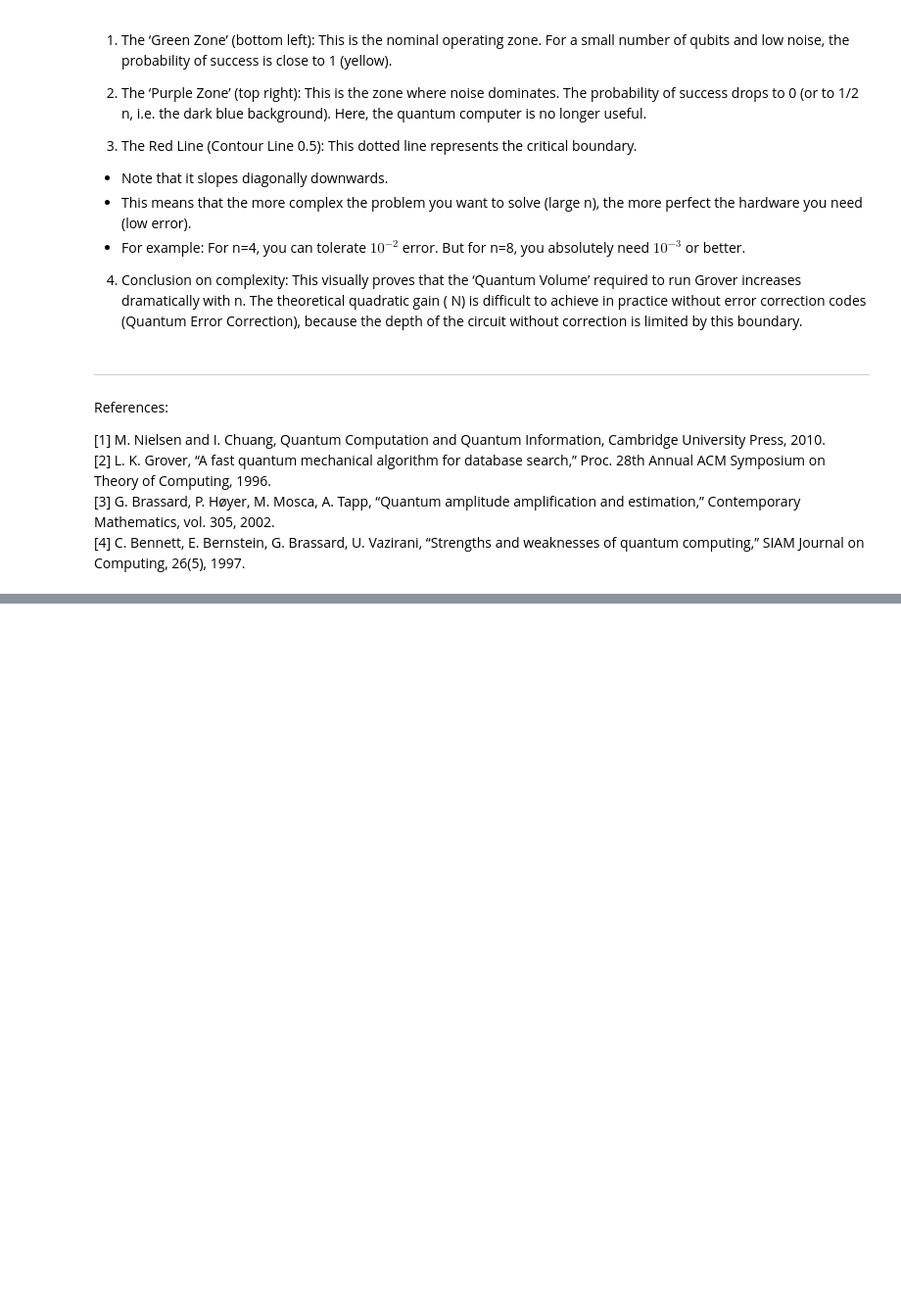
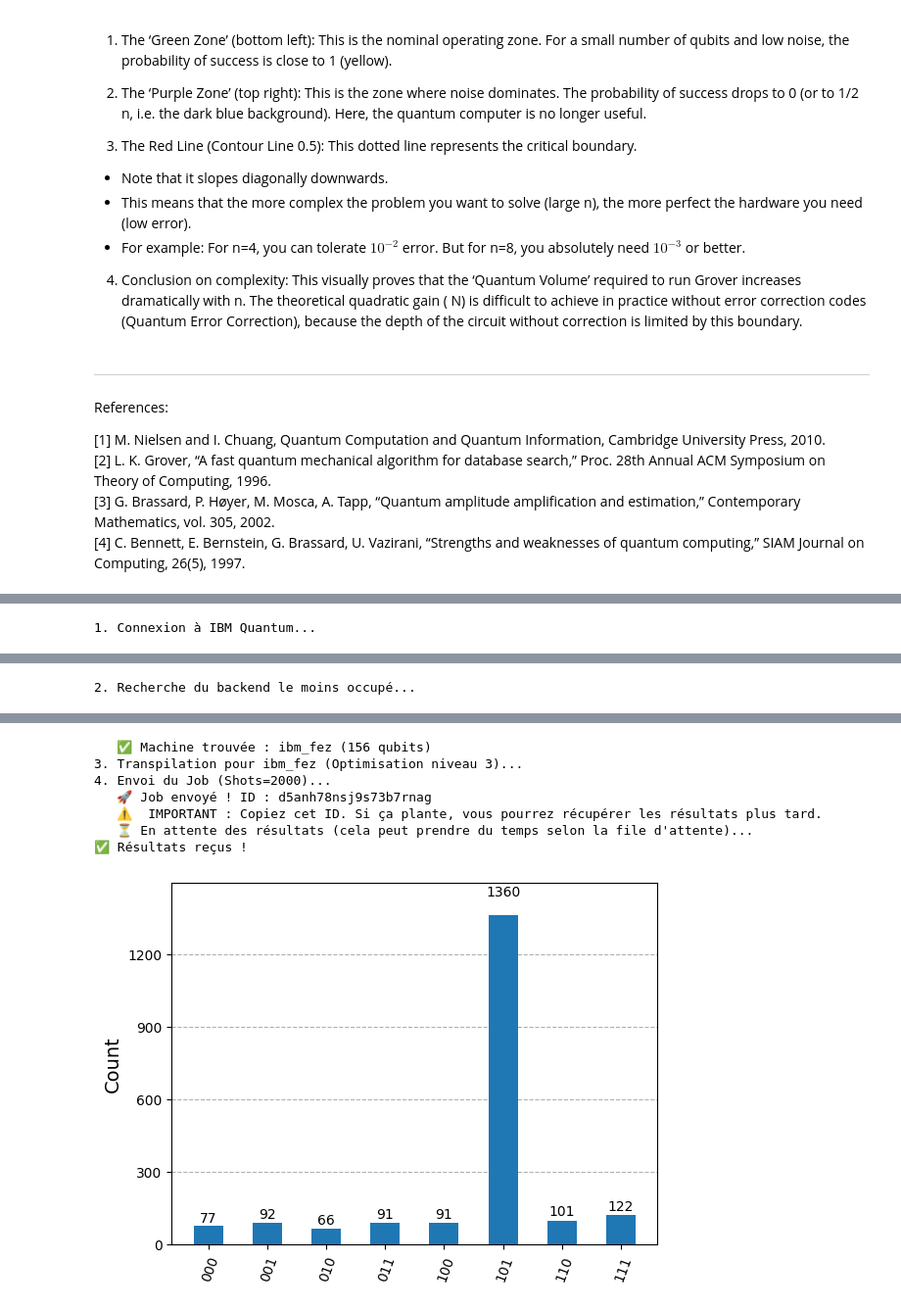
Before and after one commit to victor-pcll/Grover-s-Search, a Jupyter notebook: notebook.ipynb, the cells around one changed output, grey strips where cells are left out. Shown at 98% size. Drawn from its saved outputs; the diff is of its cells as text; code cells hidden in the pictures; blank space fills up the shorter version.

```diff
--- a/notebook.ipynb
+++ b/notebook.ipynb
@@ -727,3 +730,11 @@ def run_on_ibm_hardware(qc, shots=4000):
         print(f"❌ Erreur lors de l'attente/récupération : {e}")
         print(f"   Vous pourrez réessayer plus tard avec : service.job('{job_id}').result()")
         return None
+# %%
+qc_test, _ = grover_circuit(3, ["101"], iterations=2)
+counts_ibm = run_on_ibm_hardware(qc_test, shots=2000)
+
+if counts_ibm:
+    plot_histogram(counts_ibm, filename="./asset/IBM/counting_1.png")
+# %% [output]
+1. Connexion à IBM Quantum...
@@ -729,0 +742 @@ def run_on_ibm_hardware(qc, shots=4000):
+2. Recherche du backend le moins occupé...
@@ -730,3 +745,11 @@ def run_on_ibm_hardware(qc, shots=4000):
+   ✅ Machine trouvée : ibm_fez (156 qubits)
+3. Transpilation pour ibm_fez (Optimisation niveau 3)...
+4. Envoi du Job (Shots=2000)...
+   🚀 Job envoyé ! ID : d5anh78nsj9s73b7rnag
+   ⚠️  IMPORTANT : Copiez cet ID. Si ça plante, vous pourrez récupérer les résultats plus tard.
+   ⏳ En attente des résultats (cela peut prendre du temps selon la file d'attente)...
+✅ Résultats reçus !
+[figure, added]
 # %%
 qc_test, _ = grover_circuit(3, ["101", "110"], iterations=1)
 counts_ibm = run_on_ibm_hardware(qc_test, shots=2000)
```
Also changed, not shown: parts of 17 cells of this notebook, 18 other files.
